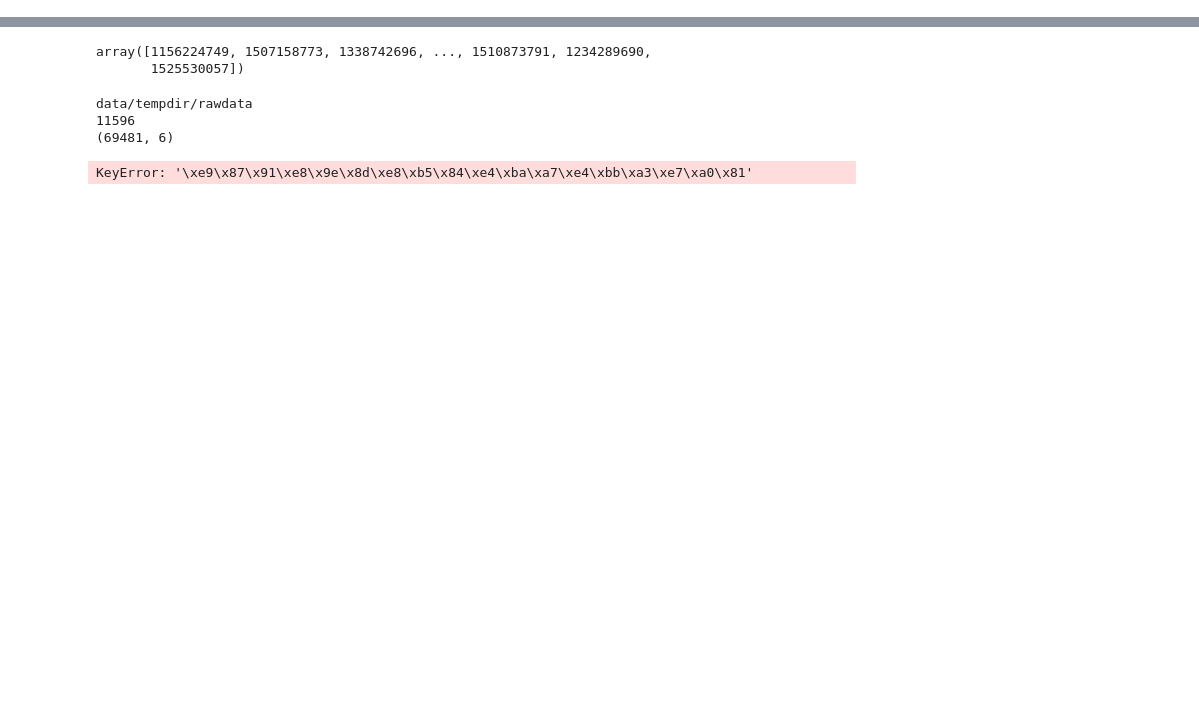
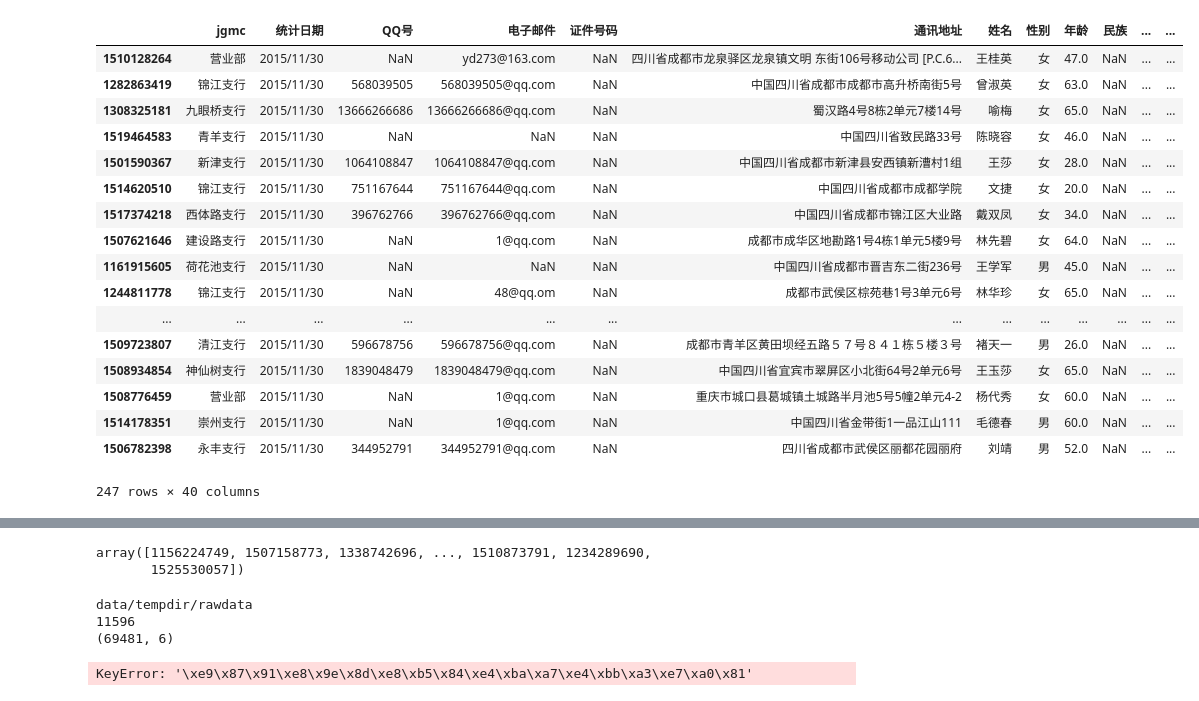
Before and after one commit to luxiaolei/JushaMS, a Jupyter notebook: poc.ipynb, the cells around one changed output, grey strips where cells are left out. Cells and saved outputs as stored; diff of their text form; code cells hidden in the pictures; blank space fills up the shorter version.

```diff
--- a/poc.ipynb
+++ b/poc.ipynb
@@ -70,0 +105,4 @@ IndentationError: unindent does not match any outer indentation level (<ipython-
+# %%
+cleaner = Cleaner(confUser)
+
+cleaner.startCleaning(maptableDir, usefulCols)
@@ -70,0 +362,21 @@ IndentationError: unindent does not match any outer indentation level (<ipython-
+# %%
+cleaner.cleanedDf
+# %% [output]
+|  | jgmc | 统计日期 | QQ号 | 电子邮件 | 证件号码 | 通讯地址 | 姓名 | 性别 | 年龄 | 民族 | ... | ... |
+| 1510128264 | 营业部 | 2015/11/30 | NaN | yd273@163.com | NaN | 四川省成都市龙泉驿区龙泉镇文明 东街106号移动公司 [P.C.6... | 王桂英 | 女 | 47.0 | NaN | ... | ... |
+| 1282863419 | 锦江支行 | 2015/11/30 | 568039505 | 568039505@qq.com | NaN | 中国四川省成都市成都市高升桥南街5号 | 曾淑英 | 女 | 63.0 | NaN | ... | ... |
+| 1308325181 | 九眼桥支行 | 2015/11/30 | 13666266686 | 13666266686@qq.com | NaN | 蜀汉路4号8栋2单元7楼14号 | 喻梅 | 女 | 65.0 | NaN | ... | ... |
+| 1519464583 | 青羊支行 | 2015/11/30 | NaN | NaN | NaN | 中国四川省致民路33号 | 陈晓容 | 女 | 46.0 | NaN | ... | ... |
+| 1501590367 | 新津支行 | 2015/11/30 | 1064108847 | 1064108847@qq.com | NaN | 中国四川省成都市新津县安西镇新漕村1组 | 王莎 | 女 | 28.0 | NaN | ... | ... |
+| 1514620510 | 锦江支行 | 2015/11/30 | 751167644 | 751167644@qq.com | NaN | 中国四川省成都市成都学院 | 文捷 | 女 | 20.0 | NaN | ... | ... |
+| 1517374218 | 西体路支行 | 2015/11/30 | 396762766 | 396762766@qq.com | NaN | 中国四川省成都市锦江区大业路 | 戴双凤 | 女 | 34.0 | NaN | ... | ... |
+| 1507621646 | 建设路支行 | 2015/11/30 | NaN | 1@qq.com | NaN | 成都市成华区地勘路1号4栋1单元5楼9号 | 林先碧 | 女 | 64.0 | NaN | ... | ... |
+| 1161915605 | 荷花池支行 | 2015/11/30 | NaN | NaN | NaN | 中国四川省成都市晋吉东二街236号 | 王学军 | 男 | 45.0 | NaN | ... | ... |
+| 1244811778 | 锦江支行 | 2015/11/30 | NaN | 48@qq.om | NaN | 成都市武侯区棕苑巷1号3单元6号 | 林华珍 | 女 | 65.0 | NaN | ... | ... |
+| ... | ... | ... | ... | ... | ... | ... | ... | ... | ... | ... | ... | ... |
+| 1509723807 | 清江支行 | 2015/11/30 | 596678756 | 596678756@qq.com | NaN | 成都市青羊区黄田坝经五路５７号８４１栋５楼３号 | 褚天一 | 男 | 26.0 | NaN | ... | ... |
+| 1508934854 | 神仙树支行 | 2015/11/30 | 1839048479 | 1839048479@qq.com | NaN | 中国四川省宜宾市翠屏区小北街64号2单元6号 | 王玉莎 | 女 | 65.0 | NaN | ... | ... |
+| 1508776459 | 营业部 | 2015/11/30 | NaN | 1@qq.com | NaN | 重庆市城口县葛城镇土城路半月池5号5幢2单元4-2 | 杨代秀 | 女 | 60.0 | NaN | ... | ... |
+| 1514178351 | 崇州支行 | 2015/11/30 | NaN | 1@qq.com | NaN | 中国四川省金带街1一品江山111 | 毛德春 | 男 | 60.0 | NaN | ... | ... |
+| 1506782398 | 永丰支行 | 2015/11/30 | 344952791 | 344952791@qq.com | NaN | 四川省成都市武侯区丽都花园丽府 | 刘靖 | 男 | 52.0 | NaN | ... | ... |
+247 rows × 40 columns
```
Also changed, not shown: parts of 35 cells of this notebook, 2 other files.
